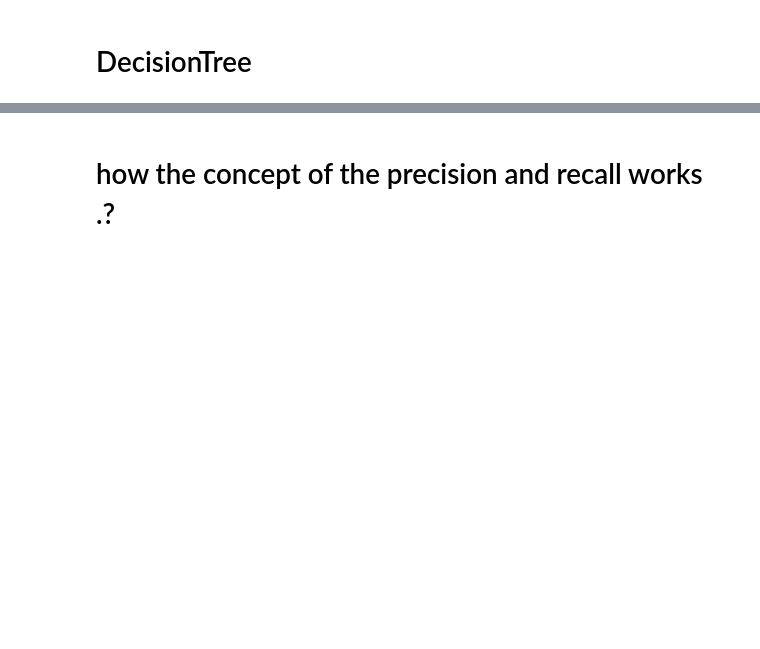
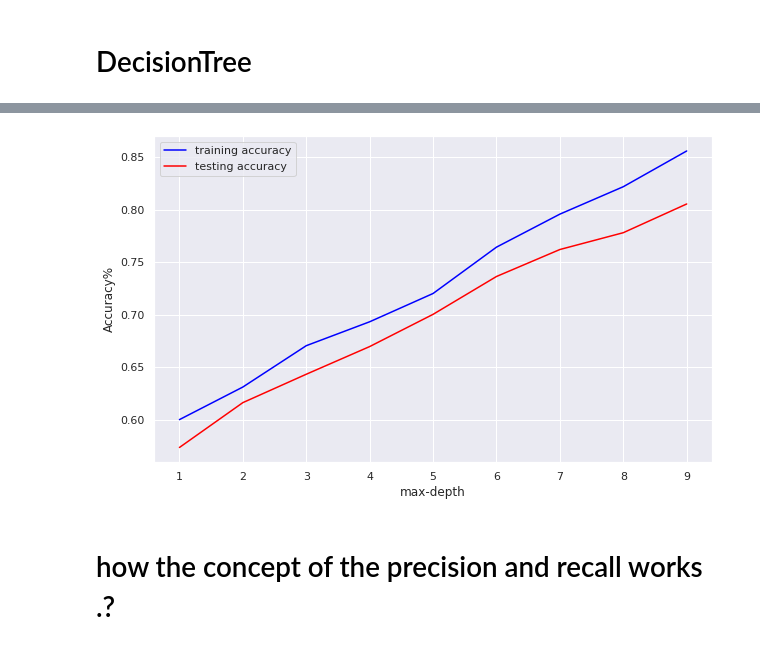
Before and after one commit to mahii6991/Kaggle_Projects, a Jupyter notebook: eeg-dataset-for-classification.ipynb, the cells around one changed output, grey strips where cells are left out. Cells and saved outputs as stored; diff of their text form; code cells hidden in the pictures; blank space fills up the shorter version.

Commit message:
Kaggle Notebook | EEG Dataset for classification | Version 10

```diff
--- a/eeg-dataset-for-classification.ipynb
+++ b/eeg-dataset-for-classification.ipynb
@@ -368,3 +376,34 @@ Accuracy with the k-fold and cross validation is:0.49 (+/- 0.11)
+# %%
+#changing the max_depth
+score_train = []
+score_test = []
+
+#now we will going to loop the depth of decision tree to work out for different decision trees that we will going to find
+for i in range(1,10):
+    tree_1 = DecisionTreeClassifier(max_depth=i)
+    tree_1.fit(X_train_scale,y_train)
+
+
+    #scoring both the tress and finding out the accuracy using the train and the test dataset
+    score_train.append(tree_1.score(X_train_scale,y_train))
+    score_test.append(tree_1.score(X_test_scale,y_test))
+
+
+score_train_array = np.asarray(score_train)
+score_test_array = np.asarray(score_test)
+#defining the size of the figure
+plt.figure(figsize=(10,6))
+plt.plot(range(1,10),score_train_array,color='blue',label='training accuracy')
+plt.plot(range(1,10),score_test_array,color='red',label='testing accuracy')
+
+
+
+plt.legend()
+plt.xlabel('max-depth')
+plt.ylabel('Accuracy%')
+plt.show()
+# %% [output]
+[figure, added]
 # %% [markdown]
 # how the concept of the precision and recall works .?
 # %% [markdown]
```
Also changed, not shown: parts of 6 cells of this notebook.
